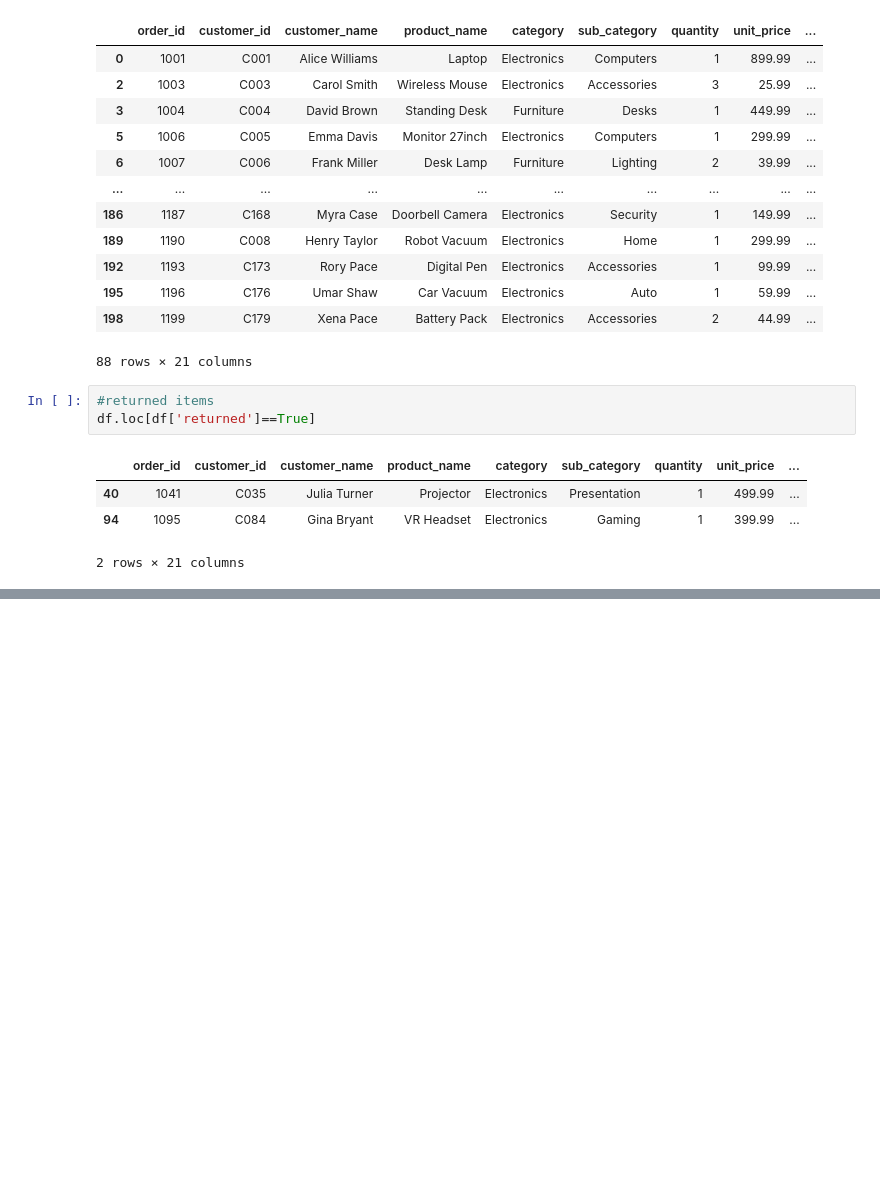
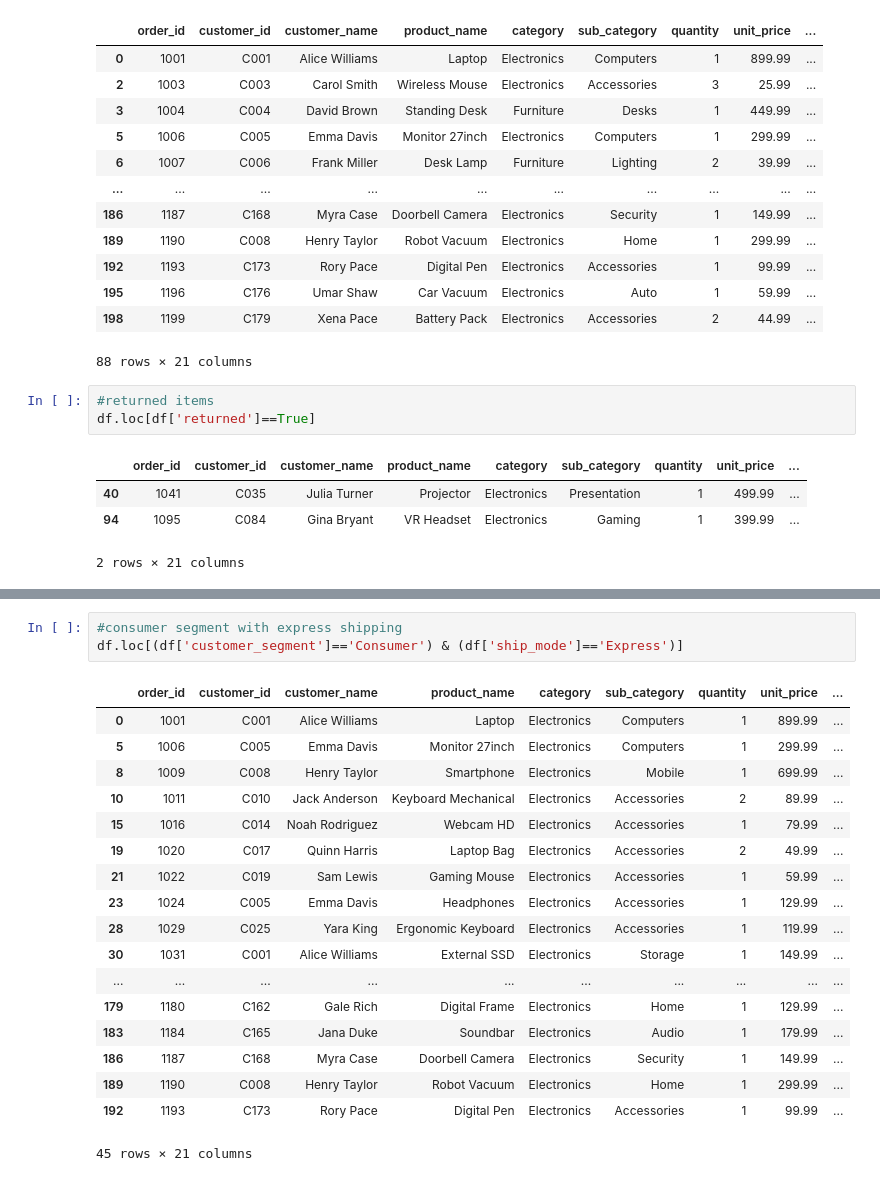
Before and after one commit to Swastika-Roy/Python-concepts, a Jupyter notebook: Untitled0.ipynb, the cells around one changed output, grey strips where cells are left out. Saved outputs shown, nothing was run; the diff lists cells and outputs as text; blank space fills up the shorter version.

```diff
--- a/Untitled0.ipynb
+++ b/Untitled0.ipynb
@@ -183,0 +221,22 @@ df.loc[df['returned']==True]
+# %%
+#consumer segment with express shipping
+df.loc[(df['customer_segment']=='Consumer') & (df['ship_mode']=='Express')]
+# %% [output]
+|  | order_id | customer_id | customer_name | product_name | category | sub_category | quantity | unit_price | ... |
+| 0 | 1001 | C001 | Alice Williams | Laptop | Electronics | Computers | 1 | 899.99 | ... |
+| 5 | 1006 | C005 | Emma Davis | Monitor 27inch | Electronics | Computers | 1 | 299.99 | ... |
+| 8 | 1009 | C008 | Henry Taylor | Smartphone | Electronics | Mobile | 1 | 699.99 | ... |
+| 10 | 1011 | C010 | Jack Anderson | Keyboard Mechanical | Electronics | Accessories | 2 | 89.99 | ... |
+| 15 | 1016 | C014 | Noah Rodriguez | Webcam HD | Electronics | Accessories | 1 | 79.99 | ... |
+| 19 | 1020 | C017 | Quinn Harris | Laptop Bag | Electronics | Accessories | 2 | 49.99 | ... |
+| 21 | 1022 | C019 | Sam Lewis | Gaming Mouse | Electronics | Accessories | 1 | 59.99 | ... |
+| 23 | 1024 | C005 | Emma Davis | Headphones | Electronics | Accessories | 1 | 129.99 | ... |
+| 28 | 1029 | C025 | Yara King | Ergonomic Keyboard | Electronics | Accessories | 1 | 119.99 | ... |
+| 30 | 1031 | C001 | Alice Williams | External SSD | Electronics | Storage | 1 | 149.99 | ... |
+| ... | ... | ... | ... | ... | ... | ... | ... | ... | ... |
+| 179 | 1180 | C162 | Gale Rich | Digital Frame | Electronics | Home | 1 | 129.99 | ... |
+| 183 | 1184 | C165 | Jana Duke | Soundbar | Electronics | Audio | 1 | 179.99 | ... |
+| 186 | 1187 | C168 | Myra Case | Doorbell Camera | Electronics | Security | 1 | 149.99 | ... |
+| 189 | 1190 | C008 | Henry Taylor | Robot Vacuum | Electronics | Home | 1 | 299.99 | ... |
+| 192 | 1193 | C173 | Rory Pace | Digital Pen | Electronics | Accessories | 1 | 99.99 | ... |
+45 rows × 21 columns
```
Also changed, not shown: parts of 4 cells of this notebook.
